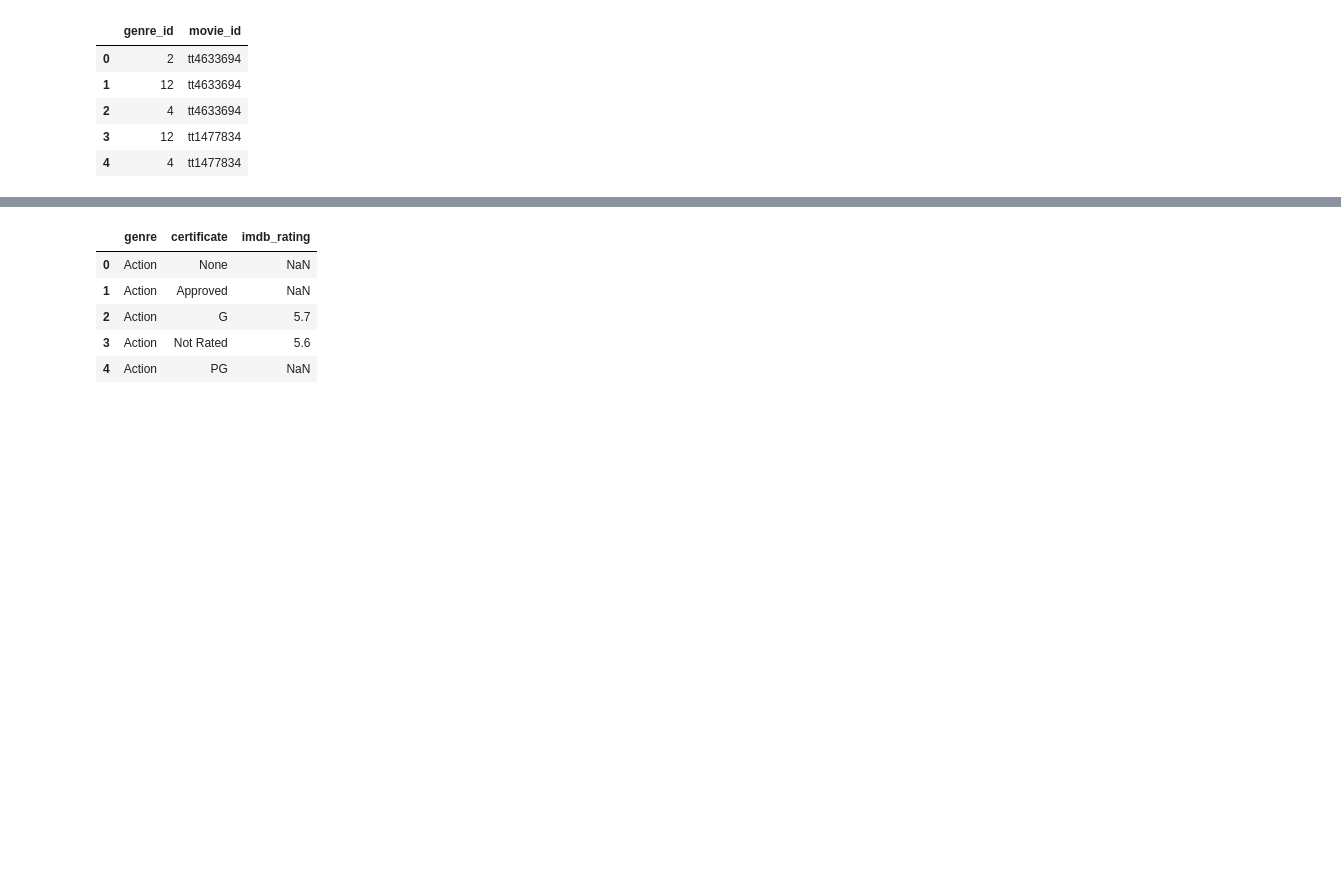
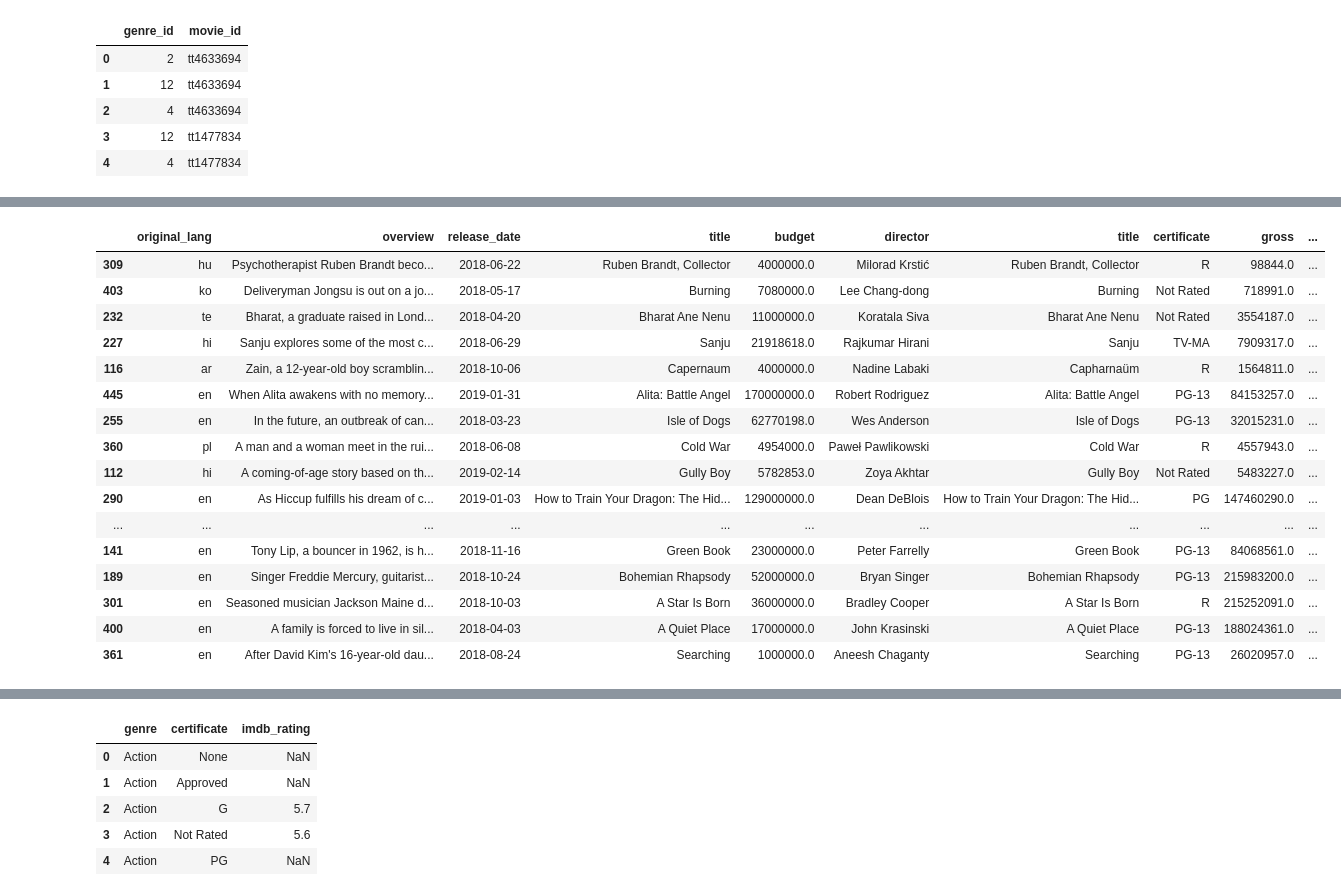
Before and after one commit to MsJacksonIYN/movies_mod1, a Jupyter notebook: EDA.ipynb, the cells around one changed output, grey strips where cells are left out. Cells and saved outputs as stored; diff of their text form; code cells hidden in the pictures; blank space fills up the shorter version.

```diff
--- a/EDA.ipynb
+++ b/EDA.ipynb
@@ -61,0 +71,25 @@ imdb_tmdb.head()
+# %%
+import numpy as np
+
+cost_benefit = imdb_tmdb.replace([np.inf, -np.inf], np.nan)
+cost_benefit = cost_benefit.dropna(subset = ['cost_benefit'])
+cost_benefit = cost_benefit.sort_values(by=['cost_benefit'])
+cost_benefit
+# %% [output]
+|  | original_lang | overview | release_date | title | budget | director | title | certificate | gross | ... |
+| 309 | hu | Psychotherapist Ruben Brandt beco... | 2018-06-22 | Ruben Brandt, Collector | 4000000.0 | Milorad Krstić | Ruben Brandt, Collector | R | 98844.0 | ... |
+| 403 | ko | Deliveryman Jongsu is out on a jo... | 2018-05-17 | Burning | 7080000.0 | Lee Chang-dong | Burning | Not Rated | 718991.0 | ... |
+| 232 | te | Bharat, a graduate raised in Lond... | 2018-04-20 | Bharat Ane Nenu | 11000000.0 | Koratala Siva | Bharat Ane Nenu | Not Rated | 3554187.0 | ... |
+| 227 | hi | Sanju explores some of the most c... | 2018-06-29 | Sanju | 21918618.0 | Rajkumar Hirani | Sanju | TV-MA | 7909317.0 | ... |
+| 116 | ar | Zain, a 12-year-old boy scramblin... | 2018-10-06 | Capernaum | 4000000.0 | Nadine Labaki | Capharnaüm | R | 1564811.0 | ... |
+| 445 | en | When Alita awakens with no memory... | 2019-01-31 | Alita: Battle Angel | 170000000.0 | Robert Rodriguez | Alita: Battle Angel | PG-13 | 84153257.0 | ... |
+| 255 | en | In the future, an outbreak of can... | 2018-03-23 | Isle of Dogs | 62770198.0 | Wes Anderson | Isle of Dogs | PG-13 | 32015231.0 | ... |
+| 360 | pl | A man and a woman meet in the rui... | 2018-06-08 | Cold War | 4954000.0 | Paweł Pawlikowski | Cold War | R | 4557943.0 | ... |
+| 112 | hi | A coming-of-age story based on th... | 2019-02-14 | Gully Boy | 5782853.0 | Zoya Akhtar | Gully Boy | Not Rated | 5483227.0 | ... |
+| 290 | en | As Hiccup fulfills his dream of c... | 2019-01-03 | How to Train Your Dragon: The Hid... | 129000000.0 | Dean DeBlois | How to Train Your Dragon: The Hid... | PG | 147460290.0 | ... |
+| ... | ... | ... | ... | ... | ... | ... | ... | ... | ... | ... |
+| 141 | en | Tony Lip, a bouncer in 1962, is h... | 2018-11-16 | Green Book | 23000000.0 | Peter Farrelly | Green Book | PG-13 | 84068561.0 | ... |
+| 189 | en | Singer Freddie Mercury, guitarist... | 2018-10-24 | Bohemian Rhapsody | 52000000.0 | Bryan Singer | Bohemian Rhapsody | PG-13 | 215983200.0 | ... |
+| 301 | en | Seasoned musician Jackson Maine d... | 2018-10-03 | A Star Is Born | 36000000.0 | Bradley Cooper | A Star Is Born | R | 215252091.0 | ... |
+| 400 | en | A family is forced to live in sil... | 2018-04-03 | A Quiet Place | 17000000.0 | John Krasinski | A Quiet Place | PG-13 | 188024361.0 | ... |
+| 361 | en | After David Kim's 16-year-old dau... | 2018-08-24 | Searching | 1000000.0 | Aneesh Chaganty | Searching | PG-13 | 26020957.0 | ... |
```
Also changed, not shown: parts of 5 cells of this notebook.
